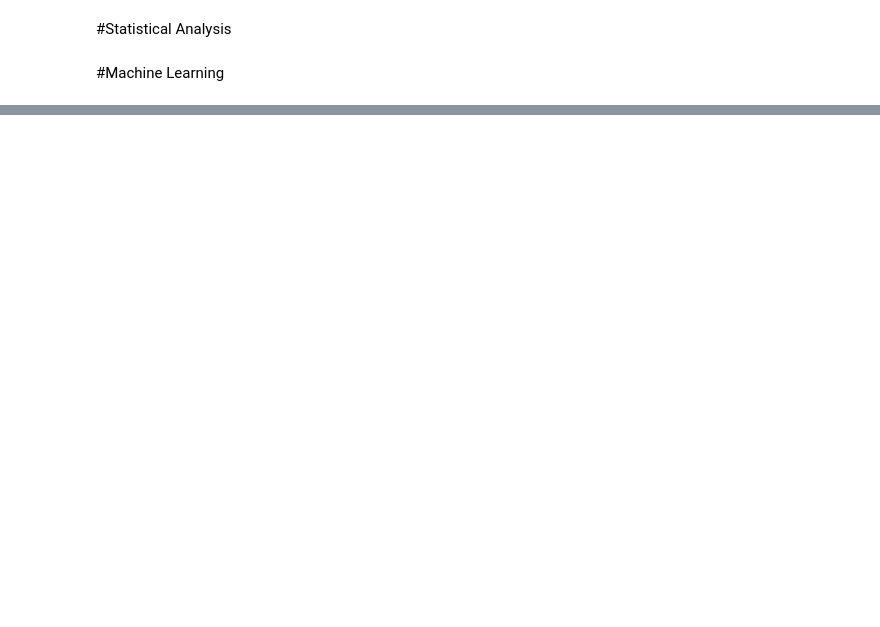
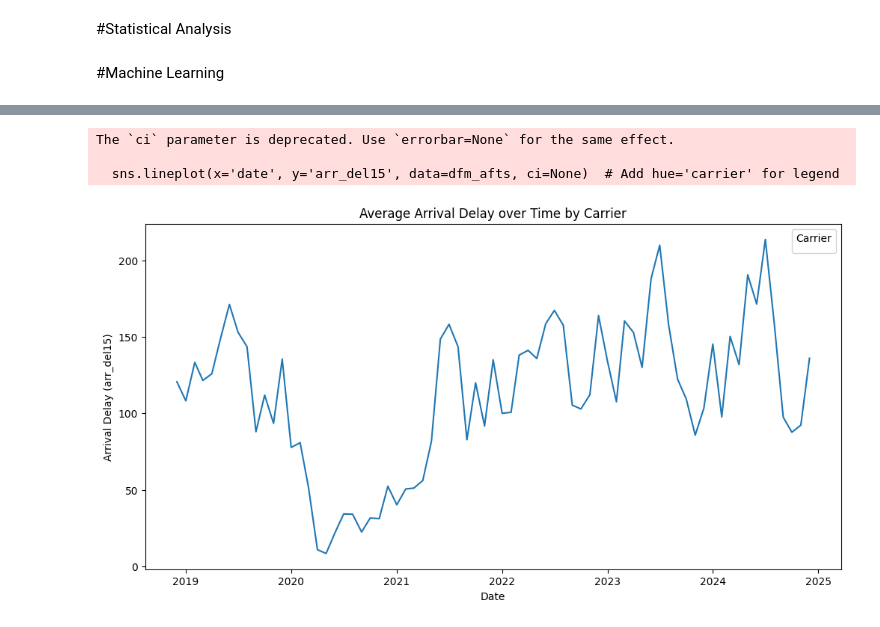
Before and after one commit to jeremysiji/SCDV-FlightDelay, a Jupyter notebook: FinalProject.ipynb, the cells around one changed output, grey strips where cells are left out. Cells and saved outputs as stored; diff of their text form; code cells hidden in the pictures; blank space fills up the shorter version.

```diff
--- a/FinalProject.ipynb
+++ b/FinalProject.ipynb
@@ -405,0 +452,13 @@ plt.show()
+# %%
+plt.figure(figsize=(12, 6))
+sns.lineplot(x='date', y='arr_del15', data=dfm_afts, ci=None)  # Add hue='carrier' for legend
+plt.title('Average Arrival Delay over Time by Carrier')
+plt.xlabel('Date')
+plt.ylabel('Arrival Delay (arr_del15)')
+plt.legend(title='Carrier')  # Add legend with title
+plt.show()
+# %% [output]
+The `ci` parameter is deprecated. Use `errorbar=None` for the same effect.
+
+  sns.lineplot(x='date', y='arr_del15', data=dfm_afts, ci=None)  # Add hue='carrier' for legend
+[figure, added]
```
Also changed, not shown: parts of 10 cells of this notebook.
